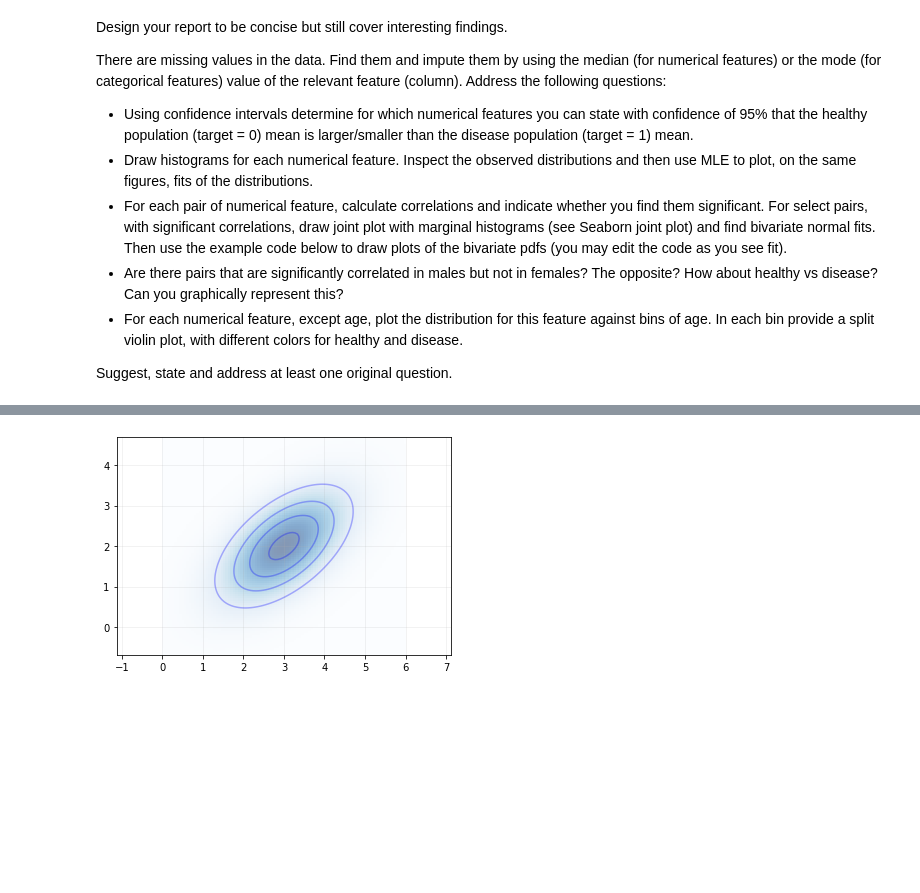
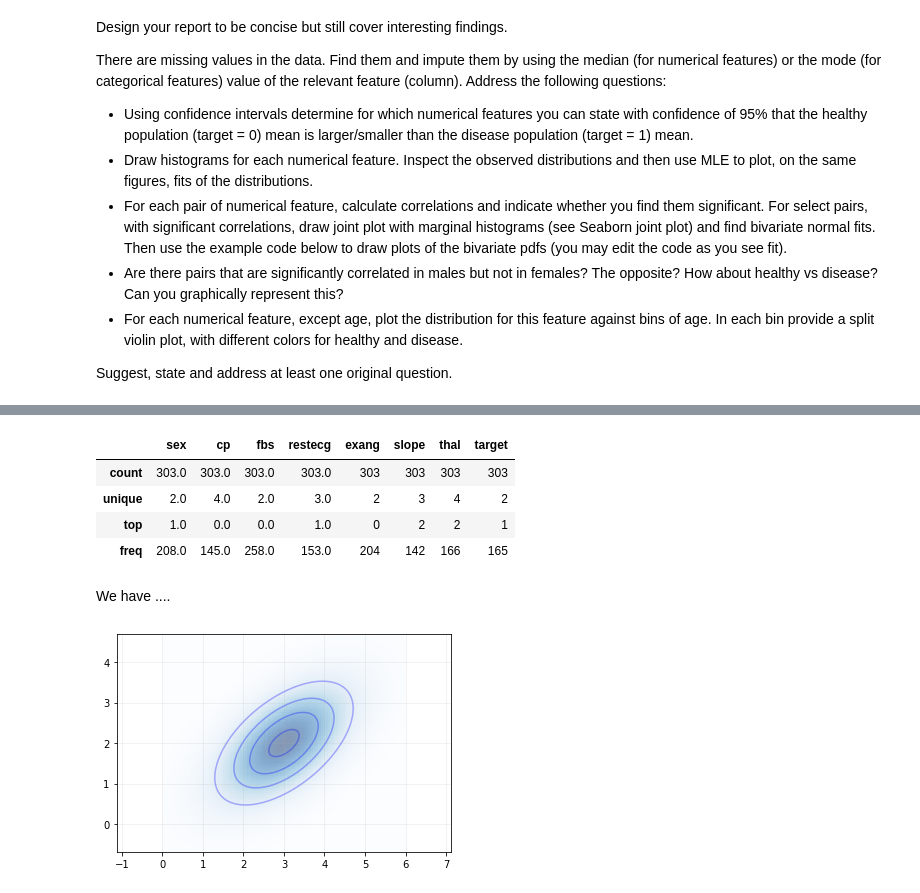
Before and after one commit to barboym/hw_statistics_runi, a Jupyter notebook: HW3/HW3.ipynb, the cells around one changed output, grey strips where cells are left out. Cells and saved outputs as stored; diff of their text form; code cells hidden in the pictures; blank space fills up the shorter version.

```diff
--- a/HW3/HW3.ipynb
+++ b/HW3/HW3.ipynb
@@ -217,3 +293,13 @@ Suggest, state and address at least one original question.
+# %%
+DF.describe(include='category')
+# %% [output]
+|  | sex | cp | fbs | restecg | exang | slope | thal | target |
+| count | 303.0 | 303.0 | 303.0 | 303.0 | 303 | 303 | 303 | 303 |
+| unique | 2.0 | 4.0 | 2.0 | 3.0 | 2 | 3 | 4 | 2 |
+| top | 1.0 | 0.0 | 0.0 | 1.0 | 0 | 2 | 2 | 1 |
+| freq | 208.0 | 145.0 | 258.0 | 153.0 | 204 | 142 | 166 | 165 |
+# %% [markdown]
+We have ....
 # %%
 # Example code for bivariate pdfs
 from scipy.stats import multivariate_normal as mn
```
Also changed, not shown: parts of 8 cells of this notebook.
